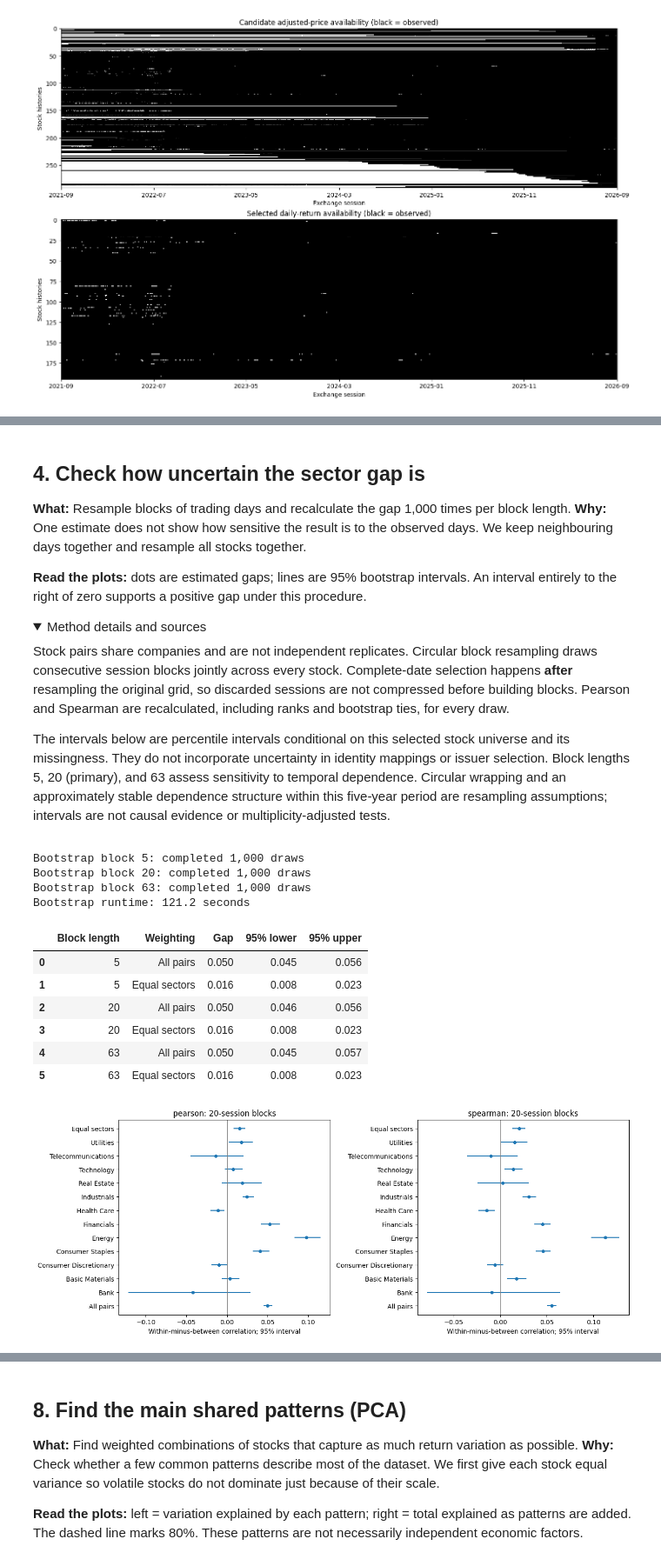
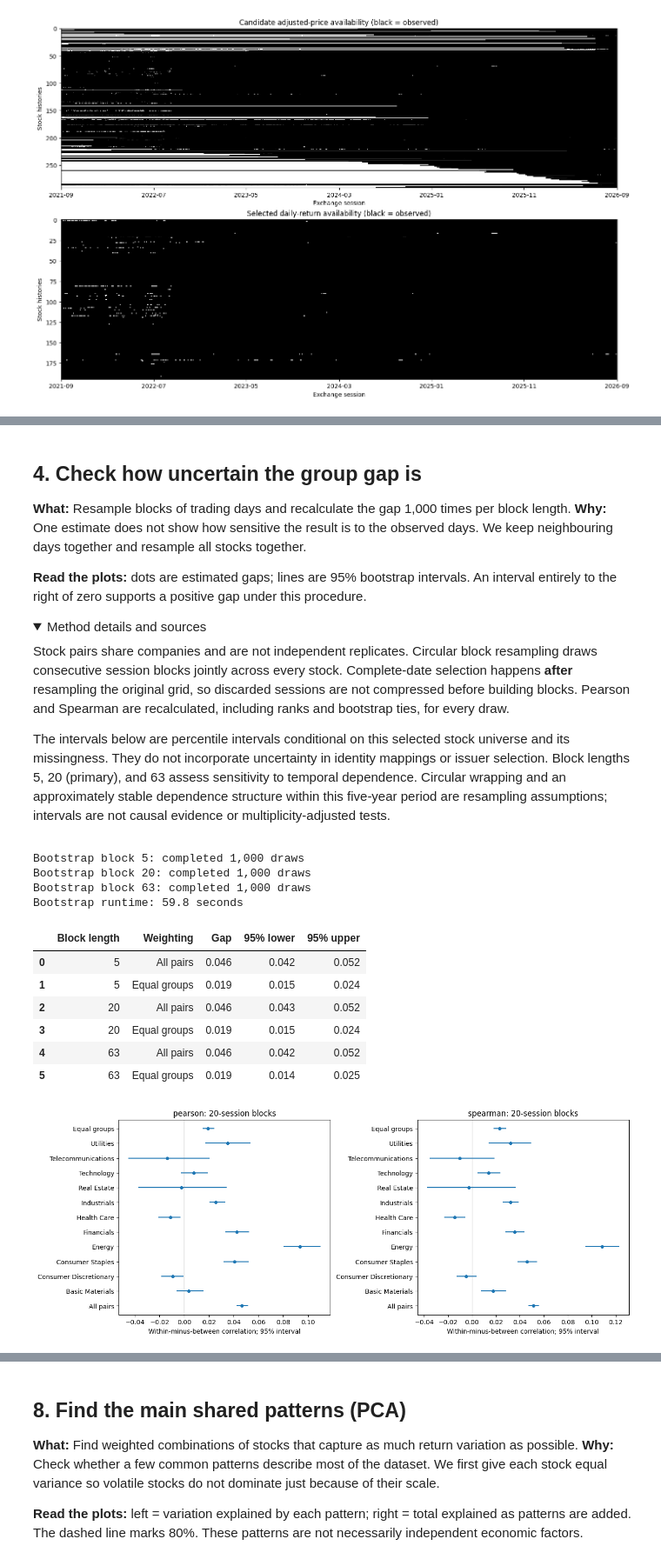
Before and after one commit to dared22/master_thesis, a Jupyter notebook: sandbox/EDA/EDA_sector_dependence.ipynb, the cells around one changed output, grey strips where cells are left out. Shown at 87% size. Drawn from its saved outputs; the diff is of its cells as text; code cells hidden in the pictures; folded sections open.

```diff
--- a/sandbox/EDA/EDA_sector_dependence.ipynb
+++ b/sandbox/EDA/EDA_sector_dependence.ipynb
@@ -41,4 +60,5 @@ observed movements or interpolated across modelling train/validation/test bounda
 # %%
+GROUPING_LEVEL = "Industry"  # Industry, Supersector, Sector, or Original (supplied sectors)
 INTERPOLATE_SHORT_GAPS = False
 MAX_INTERPOLATION_GAP = 5
 
@@ -46,6 +66,10 @@ from pathlib import Path
 from itertools import combinations
 from time import perf_counter
 from importlib.metadata import version
+import hashlib
+import gzip
+import json
+import re
 
 import numpy as np
 import pandas as pd
@@ -80,6 +104,14 @@ BOUNDARY_FLAG = 0.20  # Simple-return inspection threshold, not a deletion rule.
 root = next(p for p in [Path.cwd(), *Path.cwd().parents]
             if (p / "Data" / SOURCE_NAME).is_file())
 source = root / "Data" / SOURCE_NAME
+assert GROUPING_LEVEL in ("Industry", "Supersector", "Sector", "Original")
+mapping_path = root / "Data" / "stock_sector_mapping.csv"
+mapping_hash = None
+source_digest = hashlib.sha256()
+with source.open("rb") as handle:
+    for chunk in iter(lambda: handle.read(1024 * 1024), b""):
+        source_digest.update(chunk)
+financial_source_sha256 = source_digest.hexdigest()
 packages = ["numpy", "pandas", "scipy", "scikit-learn", "matplotlib",
             "exchange_calendars", "tslearn", "threadpoolctl"]
 package_versions = pd.Series({p: version(p) for p in packages}, name="version")
@@ -90,5 +122,6 @@ pd.set_option("display.max_colwidth", 70)
 pd.set_option("display.precision", 3)
 started = perf_counter()
 print(f"Data: {SOURCE_NAME} | {START.date()} to {END.date()}")
+print(f"Grouping: {GROUPING_LEVEL}; interpolation is controlled independently.")
 # %% [output]
 Data: BMG9156K1018_10.09.2026_14.59.34.csv | 2021-09-08 to 2026-09-08
@@ -655,7 +770,8 @@ Blocks along the diagonal compare stocks within a sector. Grey lines mark sector
 Covariance also reflects volatility; its diagonal shows individual variances.
 In the final histograms, a curve further right means generally higher correlations on shared dates.
 # %%
-sector_labels = selected["sector"].fillna("Unknown").to_numpy()
+heatmap_order = selected.index.tolist()
+sector_labels = selected.loc[heatmap_order, "sector"].fillna("Unknown").to_numpy()
 boundaries = np.flatnonzero(sector_labels[1:] != sector_labels[:-1]) + 1
 starts = np.r_[0, boundaries]
 ends = np.r_[boundaries, len(stock_ids)]
@@ -673,7 +789,7 @@ def sector_axes(ax: plt.Axes) -> None:
 fig, axes = plt.subplots(2, 4, figsize=(20, 8), constrained_layout=True)
 for row, label in enumerate(matrices):
     for col, metric in enumerate(["pearson", "spearman", "absolute", "n_pair"]):
-        matrix = matrices[label][metric].copy()
+        matrix = matrices[label][metric].loc[heatmap_order, heatmap_order].copy()
         if metric != "n_pair":
             np.fill_diagonal(matrix.values, np.nan)
         im = axes[row, col].imshow(matrix, cmap="viridis" if metric == "n_pair" else "coolwarm",
@@ -688,6 +804,7 @@ plt.show()
 plt.close(fig)
 fig, axes = plt.subplots(1, 3, figsize=(16, 5), constrained_layout=True)
 for ax, (label, matrix) in zip(axes, [*sample_covariances.items(), ("Ledoit–Wolf; complete", shrinkage_covariance)]):
+    matrix = matrix.loc[heatmap_order, heatmap_order]
     scale = np.nanmax(np.abs(matrix.to_numpy()))
     im = ax.imshow(matrix, cmap="coolwarm", norm=SymLogNorm(linthresh=scale / 100, vmin=-scale, vmax=scale))
     ax.set_title(label + " covariance (symlog colour)")
@@ -698,7 +815,7 @@ plt.close(fig)
 fig, axes = plt.subplots(1, 3, figsize=(15, 4), constrained_layout=True)
 for ax, metric in zip(axes, ["pearson", "spearman", "absolute"]):
     pairs = pair_tables["Complete dates"]
-    for same, name in [(True, "Same sector"), (False, "Different sectors")]:
+    for same, name in [(True, "Same group"), (False, "Different groups")]:
         values = pairs.loc[pairs["known_sectors"] & pairs["same_sector"].eq(same), metric].dropna()
         ax.hist(values, bins=np.linspace(-1, 1, 41), density=True, histtype="step", linewidth=1.8, label=name)
     title = {"pearson": "Pearson", "spearman": "Rank correlation", "absolute": "Movement-size correlation"}[metric]
@@ -712,6 +829,6 @@ plt.close(fig)
 [figure]
 # %% [markdown]
-## 4. Check how uncertain the sector gap is
+## 4. Check how uncertain the group gap is
 
 **What:** Resample blocks of trading days and recalculate the gap 1,000 times per block length.
 **Why:** One estimate does not show how sensitive the result is to the observed days.
@@ -790,47 +907,47 @@ def bootstrap_differences(frame: pd.DataFrame, block: int, draws: int, seed: int
 
 bootstrap_samples, bootstrap_rows = {}, []
 point_differences = correlation_differences(complete.to_numpy())
-group_names = [*group_masks, "Equal sectors"]
+group_names = [*group_masks, "Equal groups"]
 bootstrap_started = perf_counter()
 for block in BOOT_BLOCKS:
     draws = bootstrap_differences(returns, block, BOOT_DRAWS, SEED)
     bootstrap_samples[block] = draws
     for m, metric in enumerate(["pearson", "spearman"]):
         for k, group in enumerate(group_names):
             observed = draws[:, m, k]
             observed = observed[np.isfinite(observed)]
             low, high = np.quantile(observed, [0.025, 0.975]) if len(observed) else (np.nan, np.nan)
             bootstrap_rows.append({"block_sessions": block, "metric": metric, "group": group,
                 "difference": point_differences[m, k], "lower_95": low, "upper_95": high,
                 "valid_draws": len(observed), "requested_draws": BOOT_DRAWS})
     print(f"Bootstrap block {block}: completed {BOOT_DRAWS:,} draws", flush=True)
 bootstrap_ci = pd.DataFrame(bootstrap_rows)
 print(f"Bootstrap runtime: {perf_counter() - bootstrap_started:.1f} seconds")
-display(bootstrap_ci.loc[bootstrap_ci.metric.eq("pearson") & bootstrap_ci.group.isin(["All pairs", "Equal sectors"]),
+display(bootstrap_ci.loc[bootstrap_ci.metric.eq("pearson") & bootstrap_ci.group.isin(["All pairs", "Equal groups"]),
     ["block_sessions", "group", "difference", "lower_95", "upper_95"]].rename(columns={
     "block_sessions": "Block length", "group": "Weighting", "difference": "Gap", "lower_95": "95% lower", "upper_95": "95% upper"}).round(3).reset_index(drop=True))
 fig, axes = plt.subplots(1, 2, figsize=(13, 5), constrained_layout=True)
 for ax, metric in zip(axes, ["pearson", "spearman"]):
     table = bootstrap_ci.loc[bootstrap_ci["block_sessions"].eq(20) & bootstrap_ci["metric"].eq(metric)].dropna(subset=["lower_95"])
     ax.hlines(table["group"], table["lower_95"], table["upper_95"])
     ax.scatter(table["difference"], table["group"], s=18)
     ax.axvline(0, color="grey", linewidth=0.8)
     ax.set(title=f"{metric}: 20-session blocks", xlabel="Within-minus-between correlation; 95% interval")
 plt.show()
 plt.close(fig)
 # %% [output]
 Bootstrap block 5: completed 1,000 draws
 Bootstrap block 20: completed 1,000 draws
 Bootstrap block 63: completed 1,000 draws
-Bootstrap runtime: 121.2 seconds
+Bootstrap runtime: 59.8 seconds
 |  | Block length | Weighting | Gap | 95% lower | 95% upper |
-| 0 | 5 | All pairs | 0.050 | 0.045 | 0.056 |
-| 1 | 5 | Equal sectors | 0.016 | 0.008 | 0.023 |
-| 2 | 20 | All pairs | 0.050 | 0.046 | 0.056 |
-| 3 | 20 | Equal sectors | 0.016 | 0.008 | 0.023 |
-| 4 | 63 | All pairs | 0.050 | 0.045 | 0.057 |
-| 5 | 63 | Equal sectors | 0.016 | 0.008 | 0.023 |
+| 0 | 5 | All pairs | 0.046 | 0.042 | 0.052 |
+| 1 | 5 | Equal groups | 0.019 | 0.015 | 0.024 |
+| 2 | 20 | All pairs | 0.046 | 0.043 | 0.052 |
+| 3 | 20 | Equal groups | 0.019 | 0.015 | 0.024 |
+| 4 | 63 | All pairs | 0.046 | 0.042 | 0.052 |
+| 5 | 63 | Equal groups | 0.019 | 0.014 | 0.025 |
-[figure, old version]
+[figure, new version]
 # %% [markdown]
 ## 5. See how correlation changes over time
 
```
Also changed, not shown: parts of 25 cells of this notebook, 26 other files.
